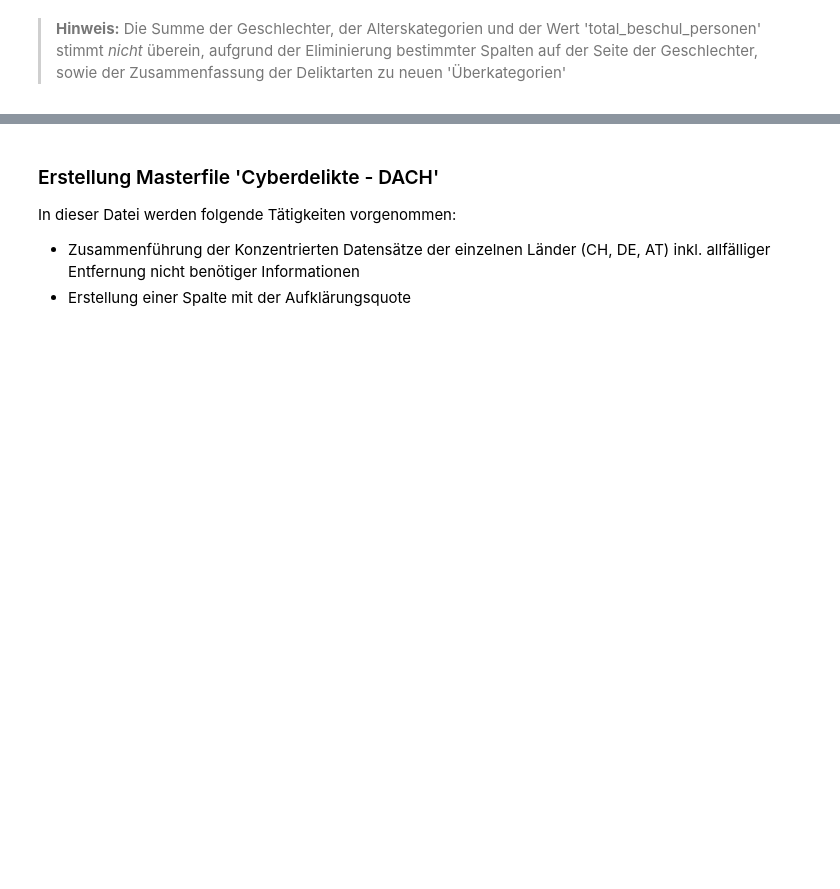
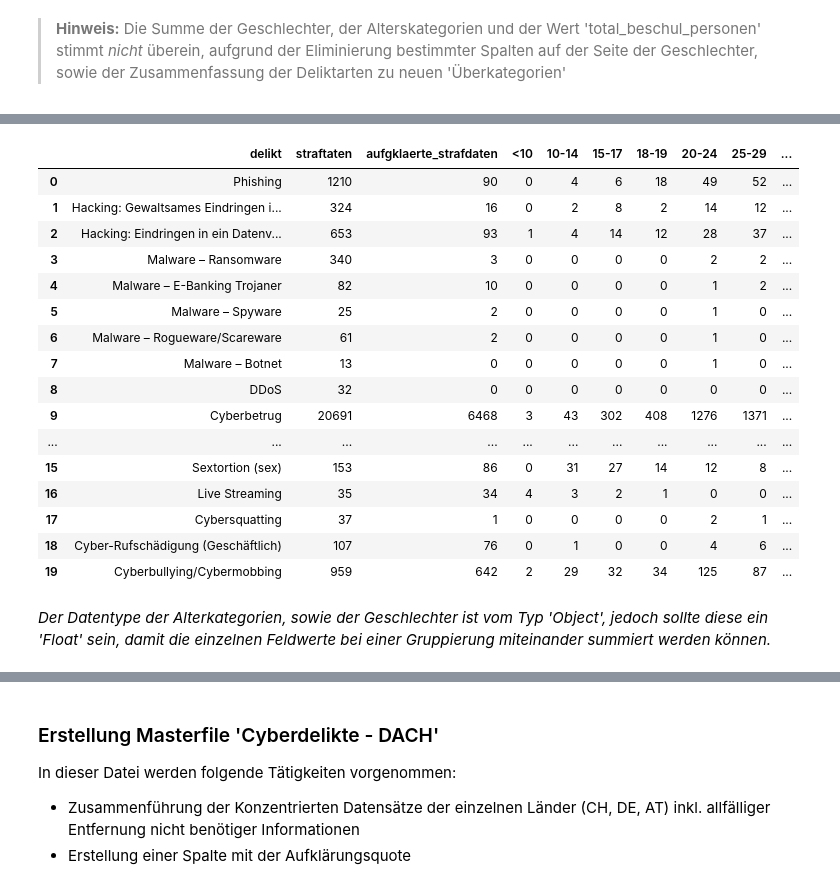
Before and after one commit to baumannf/bina_module, a Jupyter notebook: BINA_LN1_CybercrimeAnalytics.ipynb, the cells around one changed output, grey strips where cells are left out. Cells and saved outputs as stored; diff of their text form; code cells hidden in the pictures; blank space fills up the shorter version.

```diff
--- a/BINA_LN1_CybercrimeAnalytics.ipynb
+++ b/BINA_LN1_CybercrimeAnalytics.ipynb
@@ -2327,0 +2394,25 @@ temp_df_ch_2020.describe()
+# %%
+# Remove the delicts with low data measures
+temp_df_ch_2021_opf = temp_df_ch_2021_opf.drop(index=20)
+temp_df_ch_2021_opf = temp_df_ch_2021_opf.drop(index=21)
+temp_df_ch_2021_opf.head(22)
+# %% [output]
+|  | delikt | straftaten | aufgklaerte_strafdaten | <10 | 10-14 | 15-17 | 18-19 | 20-24 | 25-29 | ... |
+| 0 | Phishing | 1210 | 90 | 0 | 4 | 6 | 18 | 49 | 52 | ... |
+| 1 | Hacking: Gewaltsames Eindringen i... | 324 | 16 | 0 | 2 | 8 | 2 | 14 | 12 | ... |
+| 2 | Hacking: Eindringen in ein Datenv... | 653 | 93 | 1 | 4 | 14 | 12 | 28 | 37 | ... |
+| 3 | Malware – Ransomware | 340 | 3 | 0 | 0 | 0 | 0 | 2 | 2 | ... |
+| 4 | Malware – E-Banking Trojaner | 82 | 10 | 0 | 0 | 0 | 0 | 1 | 2 | ... |
+| 5 | Malware – Spyware | 25 | 2 | 0 | 0 | 0 | 0 | 1 | 0 | ... |
+| 6 | Malware – Rogueware/Scareware | 61 | 2 | 0 | 0 | 0 | 0 | 1 | 0 | ... |
+| 7 | Malware – Botnet | 13 | 0 | 0 | 0 | 0 | 0 | 1 | 0 | ... |
+| 8 | DDoS | 32 | 0 | 0 | 0 | 0 | 0 | 0 | 0 | ... |
+| 9 | Cyberbetrug | 20691 | 6468 | 3 | 43 | 302 | 408 | 1276 | 1371 | ... |
+| ... | ... | ... | ... | ... | ... | ... | ... | ... | ... | ... |
+| 15 | Sextortion (sex) | 153 | 86 | 0 | 31 | 27 | 14 | 12 | 8 | ... |
+| 16 | Live Streaming | 35 | 34 | 4 | 3 | 2 | 1 | 0 | 0 | ... |
+| 17 | Cybersquatting | 37 | 1 | 0 | 0 | 0 | 0 | 2 | 1 | ... |
+| 18 | Cyber-Rufschädigung (Geschäftlich) | 107 | 76 | 0 | 1 | 0 | 0 | 4 | 6 | ... |
+| 19 | Cyberbullying/Cybermobbing | 959 | 642 | 2 | 29 | 32 | 34 | 125 | 87 | ... |
+# %% [markdown]
+*Der Datentype der Alterkategorien, sowie der Geschlechter ist vom Typ 'Object', jedoch sollte diese ein 'Float' sein, damit die einzelnen Feldwerte bei einer Gruppierung miteinander summiert werden können.*
```
Also changed, not shown: parts of 53 cells of this notebook.
